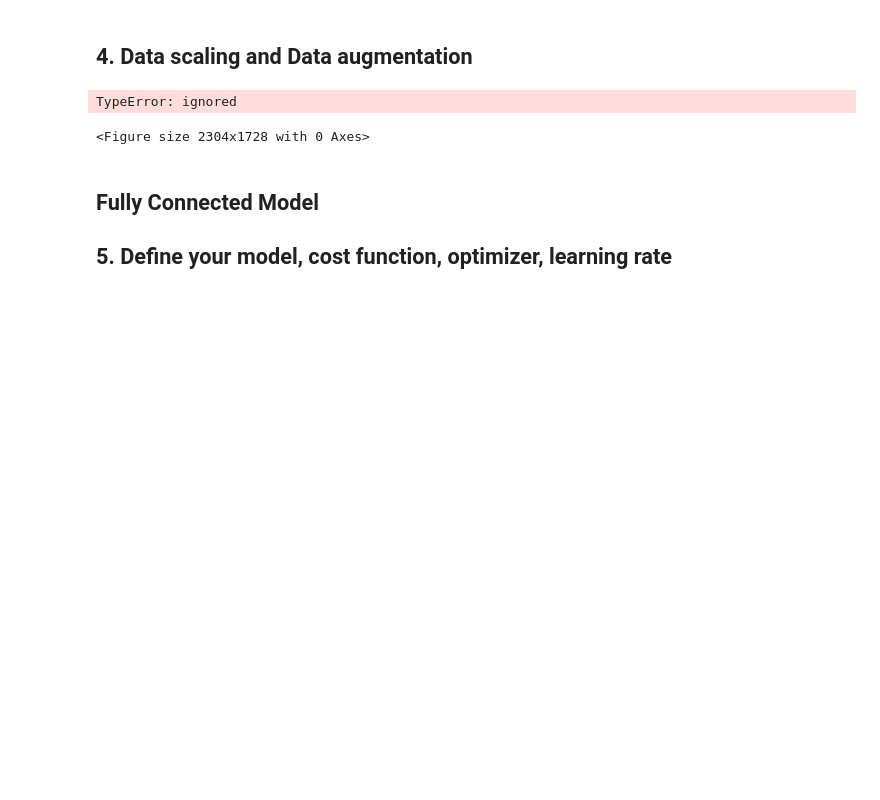
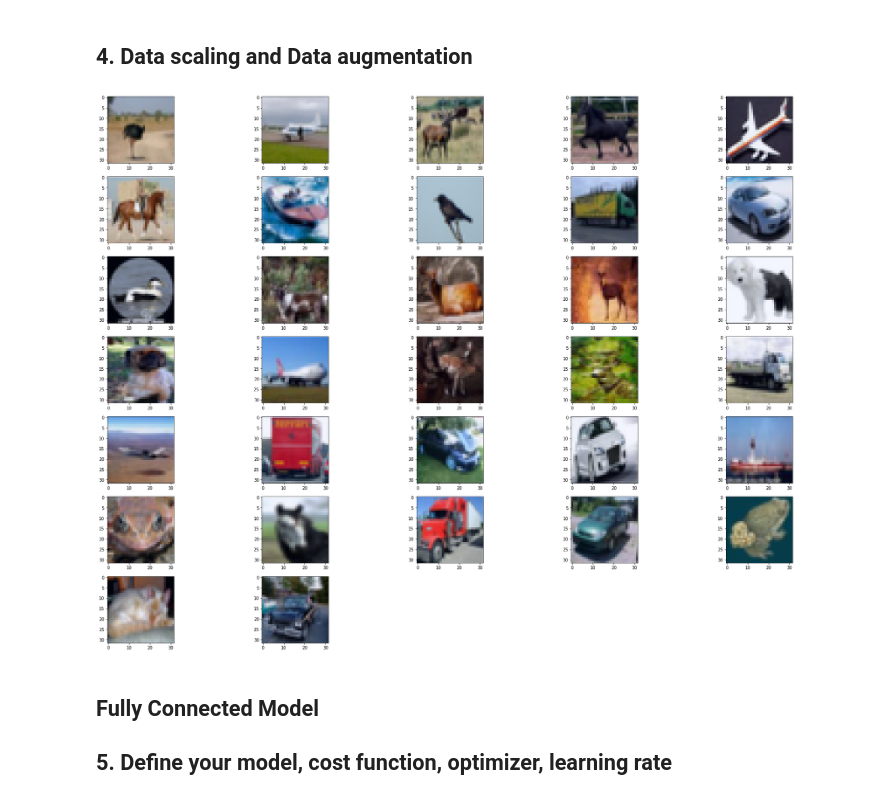
Before and after one commit to PatrickP-Student/ENEL645-Assignment2, a Jupyter notebook: assignment02.ipynb, the cells around one changed output. Saved outputs shown, nothing was run; the diff lists cells and outputs as text; code cells hidden in the pictures; blank space fills up the shorter version.

```diff
--- a/assignment02.ipynb
+++ b/assignment02.ipynb
@@ -142,8 +153,9 @@ else: # this will simulate if the data is not normalized at all
 
 # Set batch size
 batch_size = 32
-gen_params = {'featurewise_center':False, 'samplewise_center':False, 'featurewise_std_normalization':False, 'samplewise_std_normalization':False, 'zca_whitening':False, 'rotation_range':30, 'width_shift_range':0.15,\
-    'height_shift_range':0.15, 'shear_range':0.2, 'zoom_range':0.2, 'horizontal_flip':True, 'vertical_flip':True, 'fill_mode': 'constant', 'cval':0}
+
+gen_params = {'featurewise_center':False, 'samplewise_center':False, 'featurewise_std_normalization':False, 'samplewise_std_normalization':False, 'zca_whitening':False, 'rotation_range':30,\
+              'width_shift_range':0.15,'height_shift_range':0.15, 'shear_range':0.2, 'zoom_range':0.2, 'horizontal_flip':True, 'vertical_flip':True, 'fill_mode': 'constant', 'cval':0}
 
 train_gen = tf.keras.preprocessing.image.ImageDataGenerator(gen_params)
 val_gen = tf.keras.preprocessing.image.ImageDataGenerator(gen_params)
@@ -152,24 +164,20 @@ train_gen.fit(X_train, seed = 1)
 val_gen.fit(X_val, seed = 1)
 
 # augmented datasets
-train_flow = train_gen.flow(X_train, Y_train, Y_train_oh, batch_size)
-val_flow = train_gen.flow(X_val, Y_val, Y_val_oh, batch_size)
+train_flow = train_gen.flow(X_train, Y_train_oh, batch_size)
+val_flow = train_gen.flow(X_val, Y_val_oh, batch_size)
 # %%
 # now, lets visualize what augmenting the data actually looks like
-# this still needs work
 
 plt.figure(figsize= (32,24))
 Xbatch, Ybatch = train_flow.__getitem__(0)
-print(round(Xbatch.mean(),3), round(Xbatch.std(),3))
-print(Xbatch.min(), Xbatch.max())
 for ii in range(batch_size):
   plt.subplot(7, 5, ii+1)
   plt.imshow((Xbatch[ii] - Xbatch[ii].min())/(Xbatch.max() - Xbatch[ii].min()), cmap='gray')
-  plt.title('Label: %s' %class_names[int(Ybatch[ii].argmax())])
+  # plt.title('Label: %s' %class_names[int(Ybatch[ii].argmax())])
 plt.show()
 # %% [output]
-TypeError: ignored
-<Figure size 2304x1728 with 0 Axes>
+[figure, added]
 # %% [markdown]
 ## Fully Connected Model
 
```
Also changed, not shown: parts of 5 cells of this notebook.
